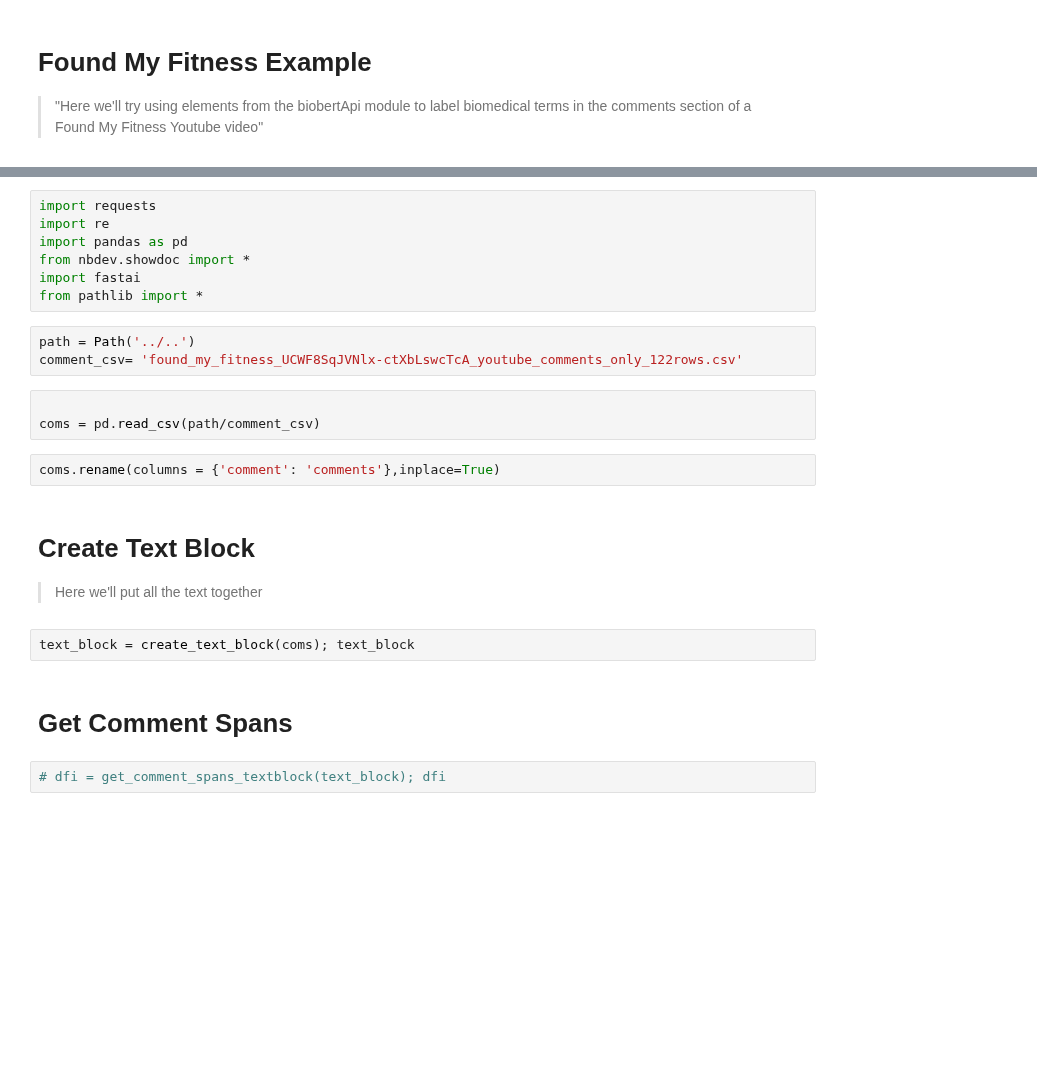
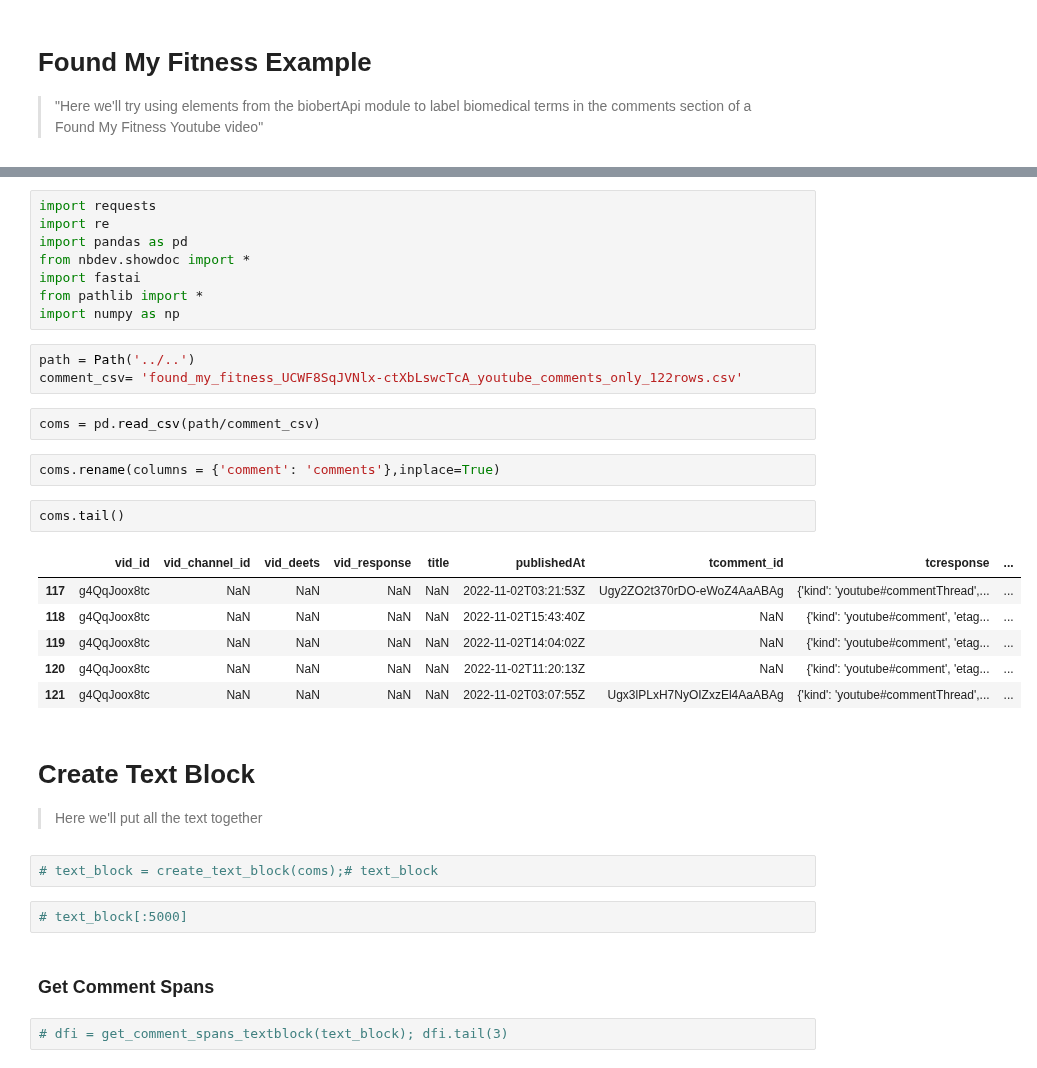
Before and after one commit to daveramseymusic/biobert-bern, a Jupyter notebook: nbs/01_found_my_fitness_bioBert_BERN.ipynb, the cells around one changed output, grey strips where cells are left out. Cells and saved outputs as stored; diff of their text form; blank space fills up the shorter version.

```diff
--- a/nbs/01_found_my_fitness_bioBert_BERN.ipynb
+++ b/nbs/01_found_my_fitness_bioBert_BERN.ipynb
@@ -18,20 +18,31 @@ import pandas as pd
 from nbdev.showdoc import *
 import fastai
 from pathlib import *
+import numpy as np
 # %%
 path = Path('../..')
 comment_csv= 'found_my_fitness_UCWF8SqJVNlx-ctXbLswcTcA_youtube_comments_only_122rows.csv'
 # %%
-
 coms = pd.read_csv(path/comment_csv)
 # %%
 coms.rename(columns = {'comment': 'comments'},inplace=True)
+# %%
+coms.tail()
+# %% [output]
+|  | vid_id | vid_channel_id | vid_deets | vid_response | title | publishedAt | tcomment_id | tcresponse | ... |
+| 117 | g4QqJoox8tc | NaN | NaN | NaN | NaN | 2022-11-02T03:21:53Z | Ugy2ZO2t370rDO-eWoZ4AaABAg | {'kind': 'youtube#commentThread',... | ... |
+| 118 | g4QqJoox8tc | NaN | NaN | NaN | NaN | 2022-11-02T15:43:40Z | NaN | {'kind': 'youtube#comment', 'etag... | ... |
+| 119 | g4QqJoox8tc | NaN | NaN | NaN | NaN | 2022-11-02T14:04:02Z | NaN | {'kind': 'youtube#comment', 'etag... | ... |
+| 120 | g4QqJoox8tc | NaN | NaN | NaN | NaN | 2022-11-02T11:20:13Z | NaN | {'kind': 'youtube#comment', 'etag... | ... |
+| 121 | g4QqJoox8tc | NaN | NaN | NaN | NaN | 2022-11-02T03:07:55Z | Ugx3lPLxH7NyOIZxzEl4AaABAg | {'kind': 'youtube#commentThread',... | ... |
 # %% [markdown]
 # Create Text Block
 > Here we'll put all the text together
 # %%
-text_block = create_text_block(coms); text_block
+# text_block = create_text_block(coms);# text_block
+# %%
+# text_block[:5000]
 # %% [markdown]
-# Get Comment Spans
+### Get Comment Spans
 # %%
-# dfi = get_comment_spans_textblock(text_block); dfi
+# dfi = get_comment_spans_textblock(text_block); dfi.tail(3)
```
Also changed, not shown: parts of 22 cells of this notebook, 4 other files.
